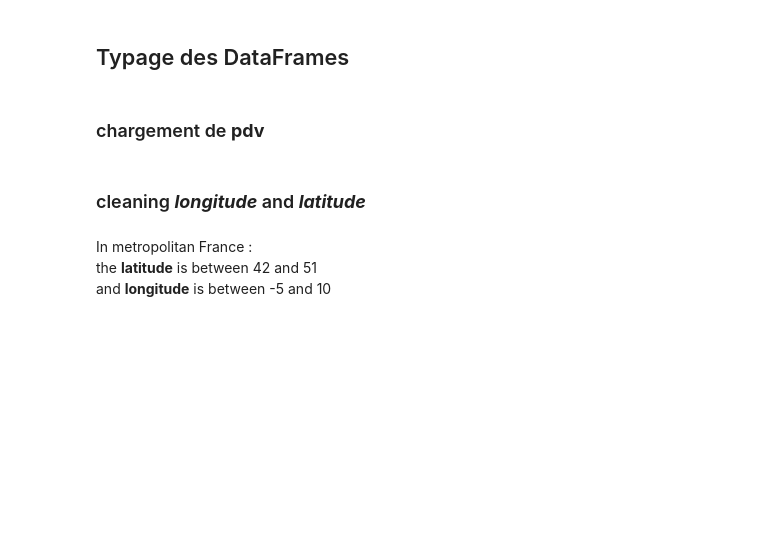
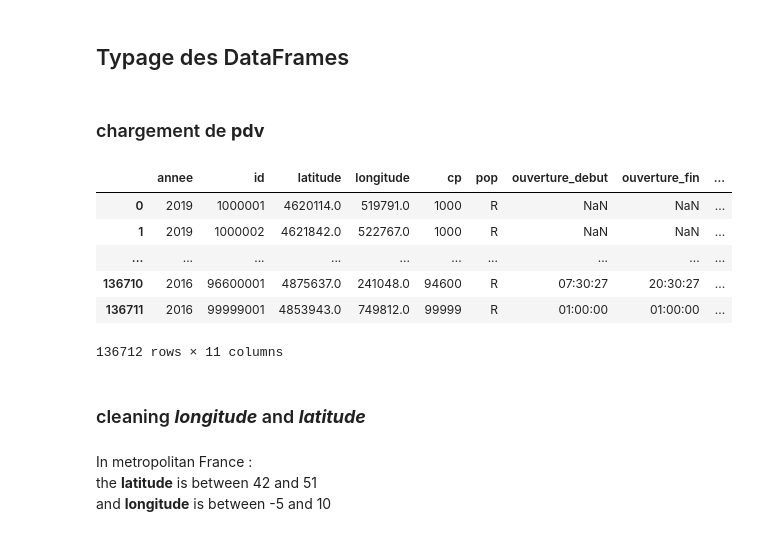
Before and after one commit to Houcine0112/school-eda-serviceStations, a Jupyter notebook: 02 clean_data.ipynb, the cells around one changed output. Drawn from its saved outputs; the diff is of its cells as text; code cells hidden in the pictures; blank space fills up the shorter version.

```diff
--- a/02 clean_data.ipynb
+++ b/02 clean_data.ipynb
@@ -31,7 +45,16 @@ pd.options.display.max_rows = 4
 # %% [markdown]
 ### chargement de **pdv**
 # %%
-pdv = pd.read_csv('pdv.csv', dtype={"annee":str,"cp":str})
+pdv = pd.read_csv('pdv.csv', dtype={"annee":str})
+pdv
+# %% [output]
+|  | annee | id | latitude | longitude | cp | pop | ouverture_debut | ouverture_fin | ... |
+| 0 | 2019 | 1000001 | 4620114.0 | 519791.0 | 1000 | R | NaN | NaN | ... |
+| 1 | 2019 | 1000002 | 4621842.0 | 522767.0 | 1000 | R | NaN | NaN | ... |
+| ... | ... | ... | ... | ... | ... | ... | ... | ... | ... |
+| 136710 | 2016 | 96600001 | 4875637.0 | 241048.0 | 94600 | R | 07:30:27 | 20:30:27 | ... |
+| 136711 | 2016 | 99999001 | 4853943.0 | 749812.0 | 99999 | R | 01:00:00 | 01:00:00 | ... |
+136712 rows × 11 columns
 # %% [markdown]
 ### cleaning ***longitude*** and ***latitude***
 # %% [markdown]
```
Also changed, not shown: parts of 45 cells of this notebook, 15 other files.
